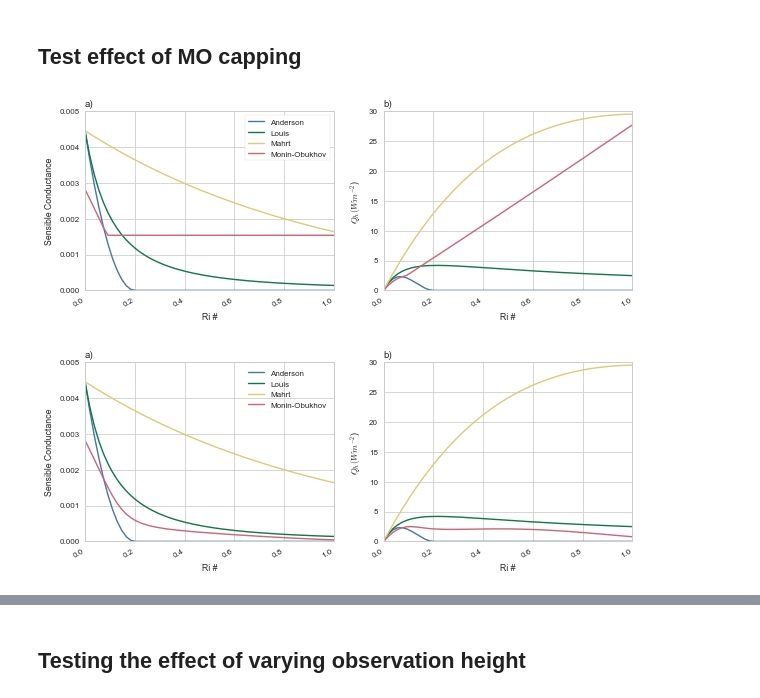
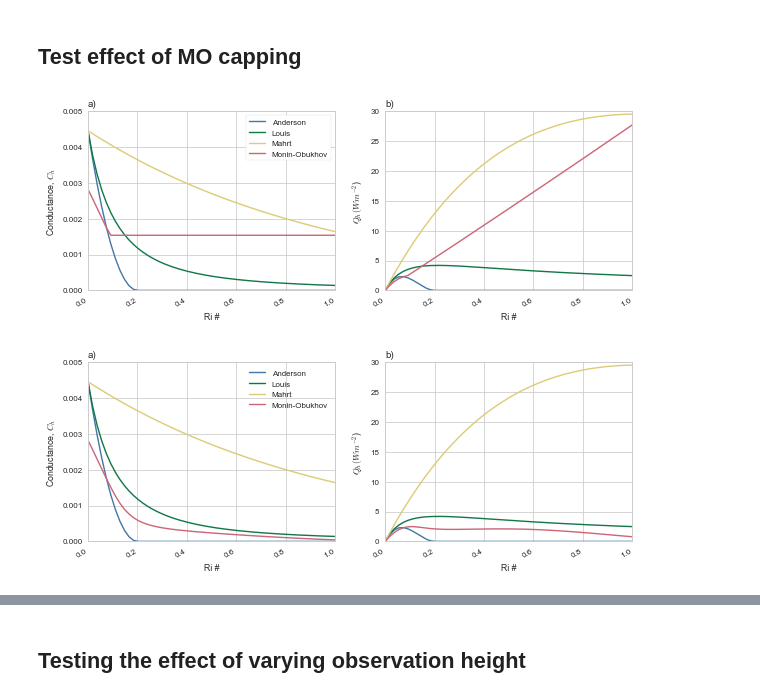
Before and after one commit to klapo/TurbulenceFeedbacks, a Jupyter notebook: TF.turbpyDemonstration.ipynb, the cells around one changed output, grey strips where cells are left out. Drawn from its saved outputs; the diff is of its cells as text; code cells hidden in the pictures.

```diff
--- a/TF.turbpyDemonstration.ipynb
+++ b/TF.turbpyDemonstration.ipynb
@@ -285,7 +285,7 @@ for stab, stabTitle in zip(ixStabilityCapping, ixStabilityCappingTitles):
             label=stabTitle, color=colr[stabTitle])
 ax.set_ylim(0,0.005)
 ax.set_xlim(RiMin, RiMax)
-ax.set_ylabel('Sensible Conductance')
+ax.set_ylabel('Conductance, $C_h$')
 ax.set_xlabel('Ri #')
 ax.set_title('a)', loc='left')
 
@@ -338,38 +338,38 @@ for stab, stabTitle in zip(ixStabilityCapping, ixStabilityCappingTitles):
             label=stabTitle_colrLeg, color=colr[stabTitle_colrLeg])
 ax.set_ylim(0,0.005)
 ax.set_xlim(RiMin, RiMax)
-ax.set_ylabel('Sensible Conductance')
+ax.set_ylabel('Conductance, $C_h$')
 ax.set_xlabel('Ri #')
 ax.set_title('a)', loc='left')
 
 # b) Sensible Heat Flux
 # Bulk Richardson number
 RiBulk,_,_ = turbpy.bulkRichardson(airTemp,sfcTemp,windspd,mHeight)
 ax = axes[1]
 
 for stab, stabTitle in zip(ixStabilityCapping, ixStabilityCappingTitles):
     if 'Monin-Obukhov' in stabTitle:
         if 'no cap' in stabTitle:
             stabTitle_colrLeg = 'Monin-Obukhov'
         else:
             continue
     else:
         stabTitle_colrLeg = stabTitle
     ax.plot(RiBulk, senHeatGround[stabTitle],
             color=colr[stabTitle_colrLeg], label=stabTitle_colrLeg)
 ax.set_ylim(Qmin, Qmax)
 ax.set_xlim(RiMin, RiMax)
 ax.set_xlabel('Ri #')
 ax.set_ylabel('$Q_h (Wm^{-2}$)')
 ax.set_title('b)', loc='left')
 lgd = axes[0].legend(loc='upper right')
 
 # Final Formatting
 fig.tight_layout()
 fig.autofmt_xdate()
 os.chdir(dirPrint)
 fig.savefig('TF.OfflineTurb.NoCapping.Idealized.pdf', bbox_inches='tight')
 fig.savefig('TF.OfflineTurb.NoCapping.Idealized.png', bbox_inches='tight')
 # %% [output]
-[figure, old version]
+[figure, new version]
-[figure, old version]
+[figure, new version]
```
Also changed, not shown: parts of 1 cell of this notebook.
